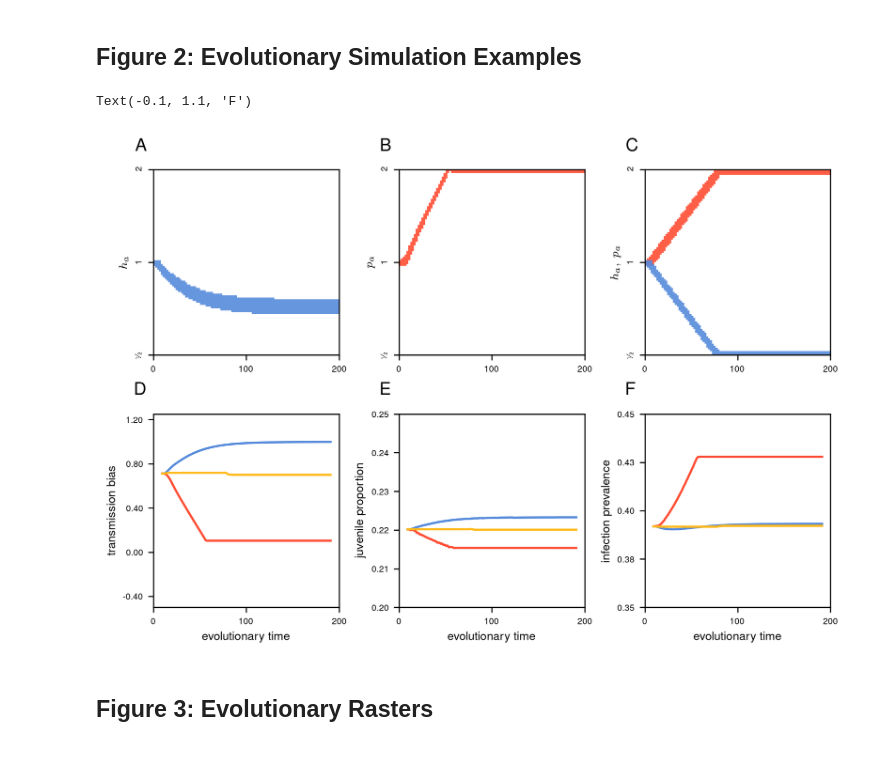
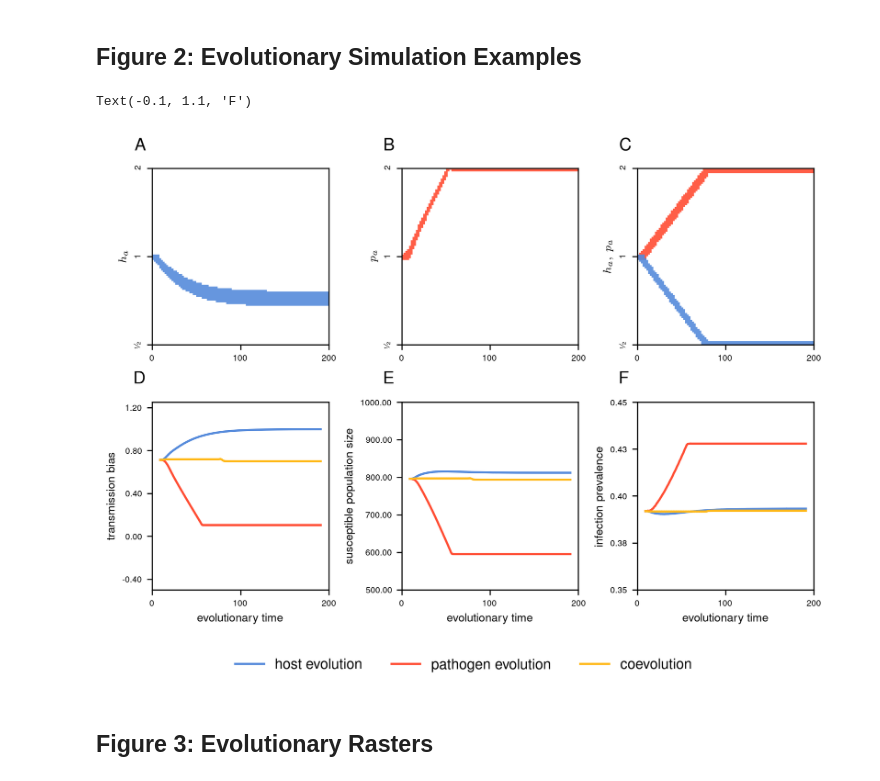
Before and after one commit to svhulse/transmission-coevolution, a Jupyter notebook: figures.ipynb, the cells around one changed output. Drawn from its saved outputs; the diff is of its cells as text; code cells hidden in the pictures.

```diff
--- a/figures.ipynb
+++ b/figures.ipynb
@@ -121,6 +121,10 @@ Sa_img_h, Ia_img_h, Sa_alpha_h, Ia_alpha_h = make_image(host_model.Sa, host_mode
 Sa_img_p, Ia_img_p, Sa_alpha_p, Ia_alpha_p = make_image(path_model.Sa, path_model.Ia)
 Sa_img_c, Ia_img_c, Sa_alpha_c, Ia_alpha_c = make_image(coevol_model.Sa, coevol_model.Ia)
 
+N_h = np.sum(host_model.Sj + host_model.Sa, axis=0)
+N_p = np.sum(path_model.Sj + path_model.Sa, axis=0)
+N_c = np.sum(coevol_model.Sj + coevol_model.Sa, axis=0)
+
 ax[0,0].imshow(Sa_img_h, alpha=Sa_alpha_h, cmap=s_cmap)
 ax[0,1].imshow(Ia_img_p, alpha=Ia_alpha_p, cmap=i_cmap)
 ax[0,2].imshow(Ia_img_c, alpha=Ia_alpha_c, cmap=i_cmap)
@@ -134,43 +138,46 @@ ax_tick_labels = [r'\sfrac{1}{2}',r'1',r'2']
 for axis in ax[0,:]: axis.set_yticks(ax_tick_pos, ax_tick_labels, rotation=90)
 ax[0,0].set_ylabel(r'$h_a$')
 ax[0,1].set_ylabel(r'$p_a$')
 ax[0,2].set_ylabel(r'$h_a,\ p_a$')
 
-ax[1,0].plot(host_model.foi_bias(), label='host', color=host_color)
-ax[1,0].plot(path_model.foi_bias(), label='pathogen', color=path_color)
+ax[1,0].plot(host_model.foi_bias(), label='host evolution', color=host_color)
+ax[1,0].plot(path_model.foi_bias(), label='pathogen evolution', color=path_color)
 ax[1,0].plot(coevol_model.foi_bias(), label='coevolution', color=coevol_color)
 
-ax[1,1].plot(host_model.juv_prop(), label='host', color=host_color)
-ax[1,1].plot(path_model.juv_prop(), label='pathogen', color=path_color)
-ax[1,1].plot(coevol_model.juv_prop(), label='coevolution', color=coevol_color)
+ax[1,1].plot(N_h, label='host evolutiom', color=host_color)
+ax[1,1].plot(N_p, label='pathogen evolution', color=path_color)
+ax[1,1].plot(N_c, label='coevolution', color=coevol_color)
 
-ax[1,2].plot(host_model.inf_prev(), label='host', color=host_color)
-ax[1,2].plot(path_model.inf_prev(), label='pathogen', color=path_color)
+ax[1,2].plot(host_model.inf_prev(), label='host evolution', color=host_color)
+ax[1,2].plot(path_model.inf_prev(), label='pathogen evolution', color=path_color)
 ax[1,2].plot(coevol_model.inf_prev(), label='coevolution', color=coevol_color)
 
 ax[1,0].set_ylim(-0.5, 1.25)
-ax[1,1].set_ylim(0.2, 0.25)
+ax[1,1].set_ylim(500, 1000)
 ax[1,2].set_ylim(0.35, 0.45)
 
 for axis in ax[1,:]:
     axis.yaxis.set_major_locator(matplotlib.ticker.MaxNLocator(nbins=5))
     axis.yaxis.set_major_formatter(matplotlib.ticker.FormatStrFormatter('%.2f'))
     label_x_axis(axis)
     axis.set_xlabel(r'evolutionary time')
 
 ax[1,0].set_ylabel(r'transmission bias')
-ax[1,1].set_ylabel(r'juvenile proportion')
+ax[1,1].set_ylabel(r'susceptible population size')
 ax[1,2].set_ylabel(r'infection prevalence')
+
+lines, labels = ax[1,0].get_legend_handles_labels()
+fig.legend(lines, labels, ncol=3, loc='center', bbox_to_anchor=(0.5, -0.05), frameon=False)
 
 ax[0,0].annotate("A", xy=(-0.1, 1.1), xycoords="axes fraction", fontsize=plot_label_size)
 ax[0,1].annotate("B", xy=(-0.1, 1.1), xycoords="axes fraction", fontsize=plot_label_size)
 ax[0,2].annotate("C", xy=(-0.1, 1.1), xycoords="axes fraction", fontsize=plot_label_size)
 ax[1,0].annotate("D", xy=(-0.1, 1.1), xycoords="axes fraction", fontsize=plot_label_size)
 ax[1,1].annotate("E", xy=(-0.1, 1.1), xycoords="axes fraction", fontsize=plot_label_size)
 ax[1,2].annotate("F", xy=(-0.1, 1.1), xycoords="axes fraction", fontsize=plot_label_size)
 # %% [output]
 Text(-0.1, 1.1, 'F')
-[figure, old version]
+[figure, new version]
 # %%
 fig.savefig('figures/fig_2.svg')
 # %% [markdown]
```
Also changed, not shown: parts of 1 cell of this notebook, 8 other files.
